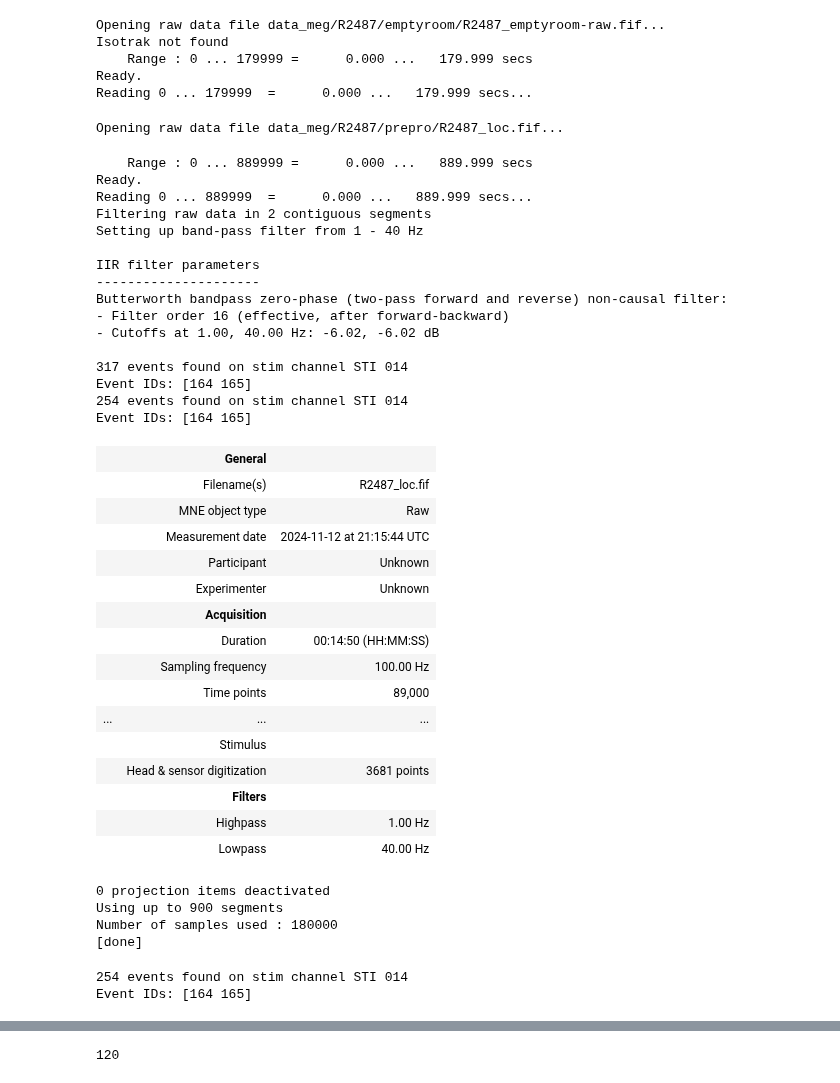
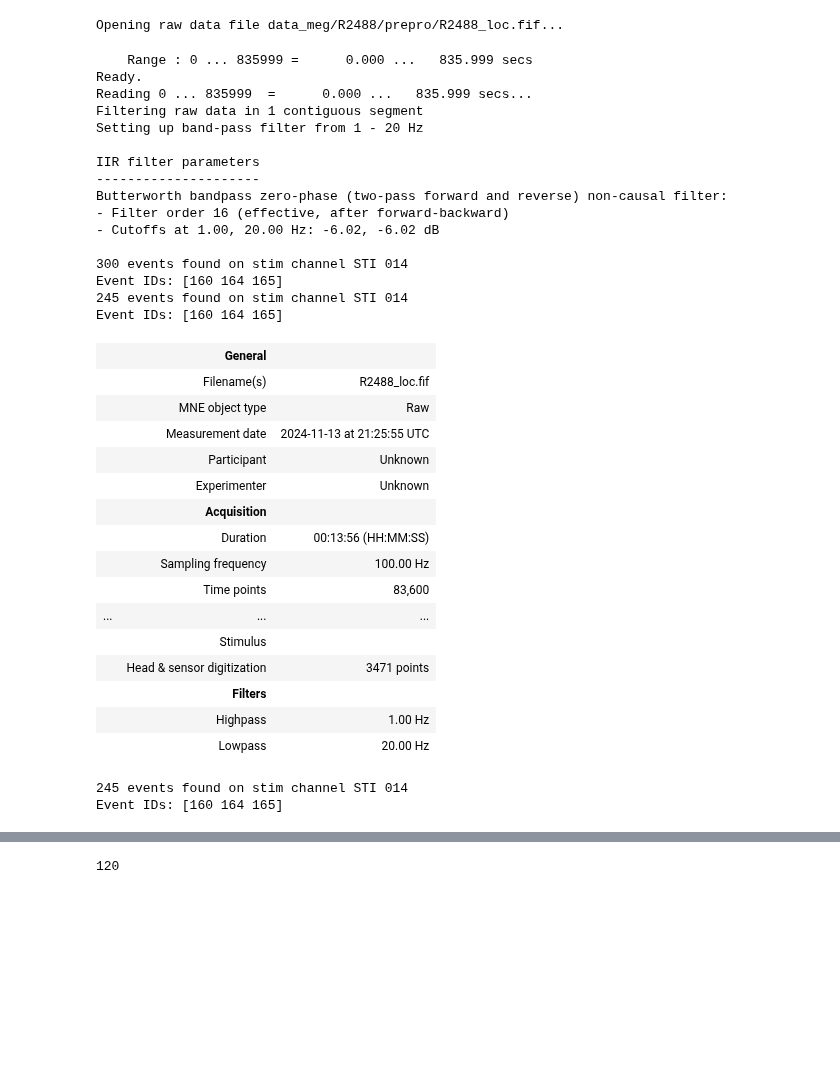
Before and after one commit to dorisyu0000/meg_decoding, a Jupyter notebook: locolizer.ipynb, the cells around one changed output, grey strips where cells are left out. Saved outputs shown, nothing was run; the diff lists cells and outputs as text; code cells hidden in the pictures; blank space fills up the shorter version.

```diff
--- a/locolizer.ipynb
+++ b/locolizer.ipynb
@@ -19,7 +19,7 @@ from mne.decoding import (
     get_coef,
 )
 data_dir = 'data_meg'
-subj = "R2487"
+subj = "R2488"
 dataqual = 'prepro' #or loc/exp
 exp = 'loc' #or exp
 dtype = "raw"
@@ -32,69 +32,58 @@ bad_channels_dict = {
     "R2280": ['MEG 024', 'MEG 039', 'MEG 079', 'MEG 077', 'MEG 141', 'MEG 073', 'MEG 075', 'MEG 076', 'MEG 064', 'MEG 063', 'MEG 060', 'MEG 059', 'MEG 058']
 }
 bad_channels = bad_channels_dict.get(subj, [])
-raw_empty_room = mne.io.read_raw_fif(f'{data_dir}/{subj}/emptyroom/{subj}_emptyroom-{dtype}.fif', preload=True)
-raw_empty_room.info['bads'].extend(bad_channels)
+# raw_empty_room = mne.io.read_raw_fif(f'{data_dir}/{subj}/emptyroom/{subj}_emptyroom-{dtype}.fif', preload=True)
+# raw_empty_room.info['bads'].extend(bad_channels)
-# %% [output]
-Opening raw data file data_meg/R2487/emptyroom/R2487_emptyroom-raw.fif...
-Isotrak not found
-    Range : 0 ... 179999 =      0.000 ...   179.999 secs
-Ready.
-Reading 0 ... 179999  =      0.000 ...   179.999 secs...
 # %%
 # raw = mne.io.read_raw_fif('data_meg/R2490/prepro/R2490_exp.fif', preload='temp_raw.fif')
 raw = mne.io.read_raw_fif(f'{data_dir}/{subj}/{dataqual}/{subj}_{exp}.fif', preload=True)
 raw.info['bads'].extend(bad_channels)
 sfreq = raw.info['sfreq']
-raw.filter(1, 40, method='iir')
+raw.filter(1, 20, method='iir')
 downsample = 10
 raw.resample(sfreq / downsample)
 # raw.drop_channels(bad_channels)
 # %% [output]
-Opening raw data file data_meg/R2487/prepro/R2487_loc.fif...
+Opening raw data file data_meg/R2488/prepro/R2488_loc.fif...
-    Range : 0 ... 889999 =      0.000 ...   889.999 secs
+    Range : 0 ... 835999 =      0.000 ...   835.999 secs
 Ready.
-Reading 0 ... 889999  =      0.000 ...   889.999 secs...
-Filtering raw data in 2 contiguous segments
-Setting up band-pass filter from 1 - 40 Hz
+Reading 0 ... 835999  =      0.000 ...   835.999 secs...
+Filtering raw data in 1 contiguous segment
+Setting up band-pass filter from 1 - 20 Hz
 
 IIR filter parameters
 ---------------------
 Butterworth bandpass zero-phase (two-pass forward and reverse) non-causal filter:
 - Filter order 16 (effective, after forward-backward)
-- Cutoffs at 1.00, 40.00 Hz: -6.02, -6.02 dB
+- Cutoffs at 1.00, 20.00 Hz: -6.02, -6.02 dB
 
-317 events found on stim channel STI 014
-Event IDs: [164 165]
-254 events found on stim channel STI 014
-Event IDs: [164 165]
+300 events found on stim channel STI 014
+Event IDs: [160 164 165]
+245 events found on stim channel STI 014
+Event IDs: [160 164 165]
 |  | General |  |
-|  | Filename(s) | R2487_loc.fif |
+|  | Filename(s) | R2488_loc.fif |
 |  | MNE object type | Raw |
-|  | Measurement date | 2024-11-12 at 21:15:44 UTC |
+|  | Measurement date | 2024-11-13 at 21:25:55 UTC |
 |  | Participant | Unknown |
 |  | Experimenter | Unknown |
 |  | Acquisition |  |
-|  | Duration | 00:14:50 (HH:MM:SS) |
+|  | Duration | 00:13:56 (HH:MM:SS) |
 |  | Sampling frequency | 100.00 Hz |
-|  | Time points | 89,000 |
+|  | Time points | 83,600 |
 | ... | ... | ... |
 |  | Stimulus |  |
-|  | Head & sensor digitization | 3681 points |
+|  | Head & sensor digitization | 3471 points |
 |  | Filters |  |
 |  | Highpass | 1.00 Hz |
-|  | Lowpass | 40.00 Hz |
+|  | Lowpass | 20.00 Hz |
 # %%
-raw_empty_room.info["bads"] = [bb for bb in raw.info["bads"] if "MEG" not in bb]
-raw_empty_room.add_proj(
-    [pp.copy() for pp in raw.info["projs"] if "MEG" not in pp["desc"]]
-)
+# raw_empty_room.info["bads"] = [bb for bb in raw.info["bads"] if "MEG" not in bb]
+# raw_empty_room.add_proj(
+#     [pp.copy() for pp in raw.info["projs"] if "MEG" not in pp["desc"]]
+# )
 
-noise_cov = mne.compute_raw_covariance(raw_empty_room, tmin=0, tmax=None)
+# noise_cov = mne.compute_raw_covariance(raw_empty_room, tmin=0, tmax=None)
-# %% [output]
-0 projection items deactivated
-Using up to 900 segments
-Number of samples used : 180000
-[done]
 # %%
 events = mne.find_events(raw, stim_channel='STI 014', output='onset', shortest_event=1)
 event_id = {
@@ -113,8 +102,8 @@ timeout_events = events[events[:, 2] == event_id['timeout']]
 choice_events = events[events[:, 2] == event_id['choice']]
 sfreq = raw.info['sfreq']
 # %% [output]
-254 events found on stim channel STI 014
-Event IDs: [164 165]
+245 events found on stim channel STI 014
+Event IDs: [160 164 165]
 # %%
 if subj == "R2488" :
     done_events = done_events[1:]
```
Also changed, not shown: parts of 12 cells of this notebook, 24 other files.
